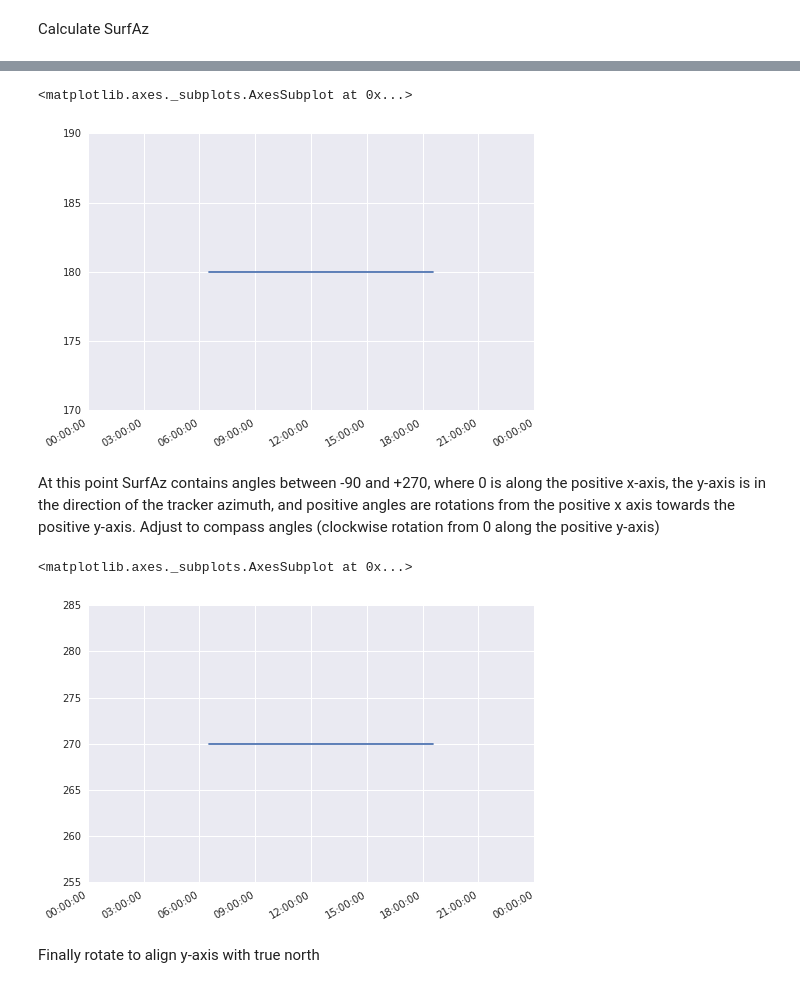
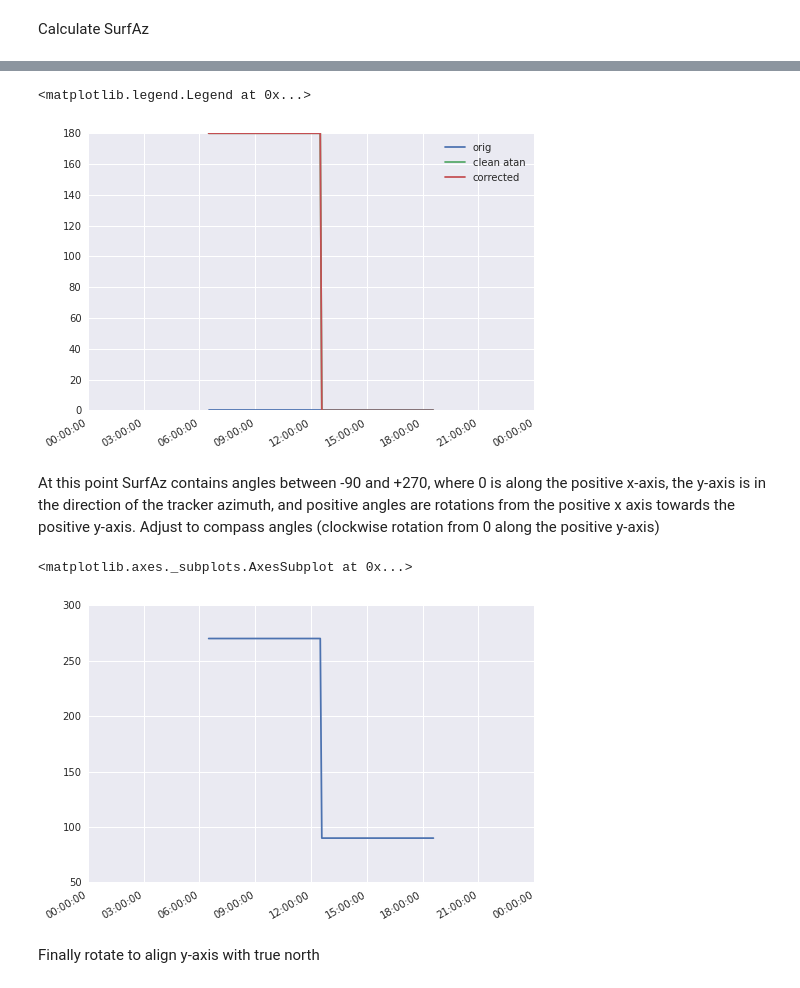
Before and after one commit to pvlib/pvlib-python, a Jupyter notebook: docs/tutorials/tracking.ipynb, the cells around one changed output, grey strips where cells are left out. Saved outputs shown, nothing was run; the diff lists cells and outputs as text; code cells hidden in the pictures.

```diff
--- a/docs/tutorials/tracking.ipynb
+++ b/docs/tutorials/tracking.ipynb
@@ -415,18 +408,23 @@ SurfAz.plot()
 # %%
+SurfAz = pd.Series(np.degrees(np.arctan(projNorm[:,1]/projNorm[:,0])), index=times)
+SurfAz.plot(label='orig')
+
 # clean up atan when x-coord is zero
-SurfAz[(projNorm[:,0])==0 & (projNorm[:,1]>0)] =  90
-SurfAz[(projNorm[:,0])==0 & (projNorm[:,1]<0)] =  -90
+SurfAz[(projNorm[:,0]==0) & (projNorm[:,1]>0)] =  90
+SurfAz[(projNorm[:,0]==0) & (projNorm[:,1]<0)] =  -90
 # clean up atan when y-coord is zero
-SurfAz[(projNorm[:,1])==0 & (projNorm[:,0]>0)] =  0
-SurfAz[(projNorm[:,1])==0 & (projNorm[:,0]<0)] = 180
+SurfAz[(projNorm[:,1]==0) & (projNorm[:,0]>0)] =  0
+SurfAz[(projNorm[:,1]==0) & (projNorm[:,0]<0)] = 180
+SurfAz.plot(label='clean atan')
 # correct for QII and QIII
 SurfAz[(projNorm[:,0]<0) & (projNorm[:,1]>0)] += 180 # QII
 SurfAz[(projNorm[:,0]<0) & (projNorm[:,1]<0)] += 180 # QIII
 
-SurfAz.plot()
+SurfAz.plot(label='corrected')
+plt.legend()
 # %% [output]
-<matplotlib.axes._subplots.AxesSubplot at 0x...>
+<matplotlib.legend.Legend at 0x...>
-[figure, old version]
+[figure, new version]
 # %% [markdown]
 At this point SurfAz contains angles between -90 and +270,
 where 0 is along the positive x-axis,
@@ -442,7 +440,7 @@ SurfAz[SurfAz>90] = 450 - SurfAz[SurfAz>90]
 SurfAz.plot()
 # %% [output]
 <matplotlib.axes._subplots.AxesSubplot at 0x...>
-[figure, old version]
+[figure, new version]
 # %% [markdown]
 Finally rotate to align y-axis with true north
 # %%
```
Also changed, not shown: parts of 7 cells of this notebook, 1 other file.
